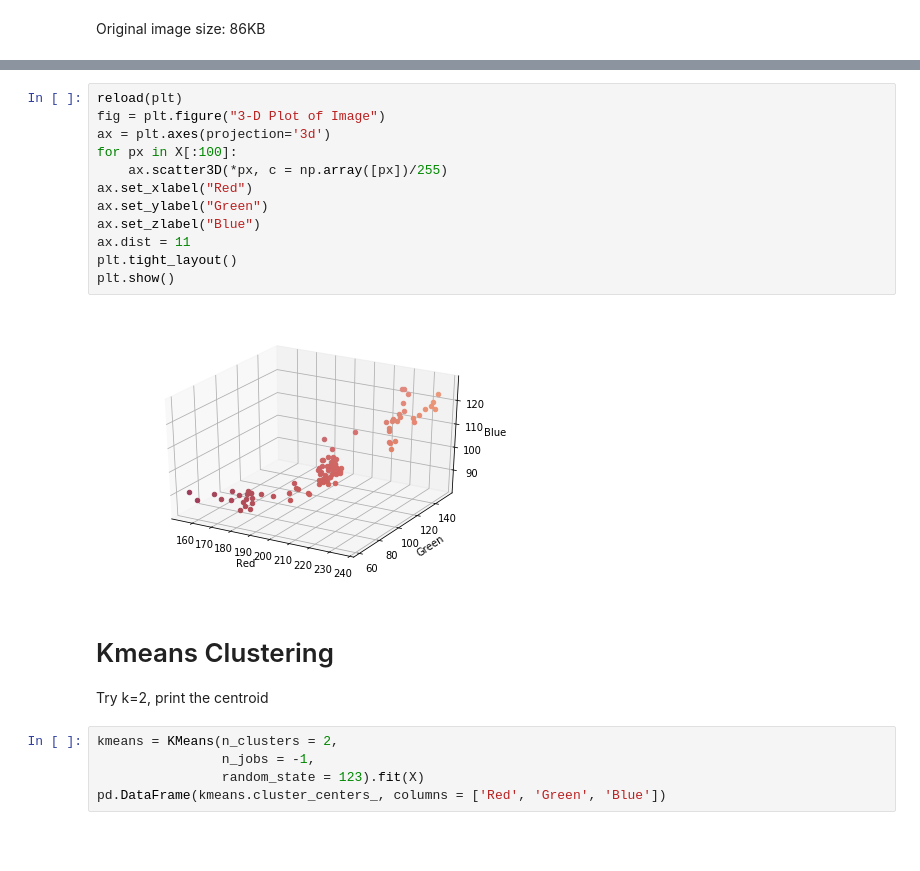
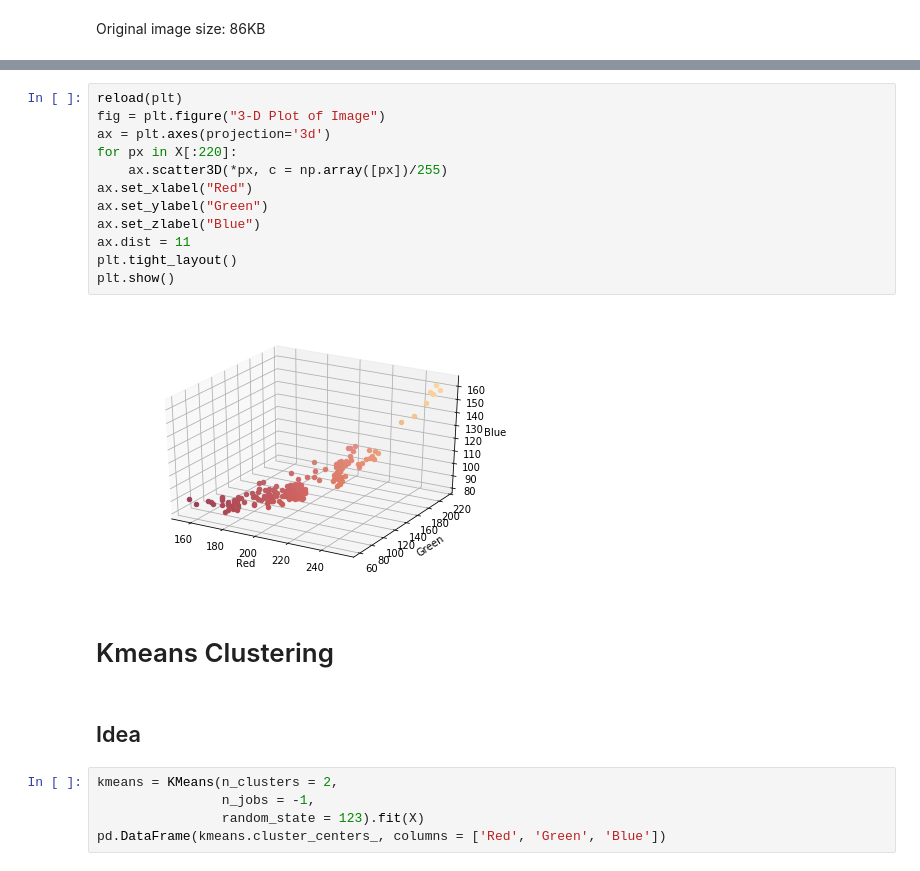
Before and after one commit to tomytjandra/UL-image-compression, a Jupyter notebook: Image Compression.ipynb, the cells around one changed output, grey strips where cells are left out. Saved outputs shown, nothing was run; the diff lists cells and outputs as text; blank space fills up the shorter version.

```diff
--- a/Image Compression.ipynb
+++ b/Image Compression.ipynb
@@ -51,20 +60,21 @@ plot first 100 pixels
 # %%
 reload(plt)
 fig = plt.figure("3-D Plot of Image")
 ax = plt.axes(projection='3d')
-for px in X[:100]:
+for px in X[:220]:
     ax.scatter3D(*px, c = np.array([px])/255)
 ax.set_xlabel("Red")
 ax.set_ylabel("Green")
 ax.set_zlabel("Blue")
 ax.dist = 11
 plt.tight_layout()
 plt.show()
 # %% [output]
-[figure, old version]
+[figure, new version]
 # %% [markdown]
 # Kmeans Clustering
-Try k=2, print the centroid
+# %% [markdown]
+## Idea
 # %%
 kmeans = KMeans(n_clusters = 2,
                 n_jobs = -1,
```
Also changed, not shown: parts of 56 cells of this notebook.
